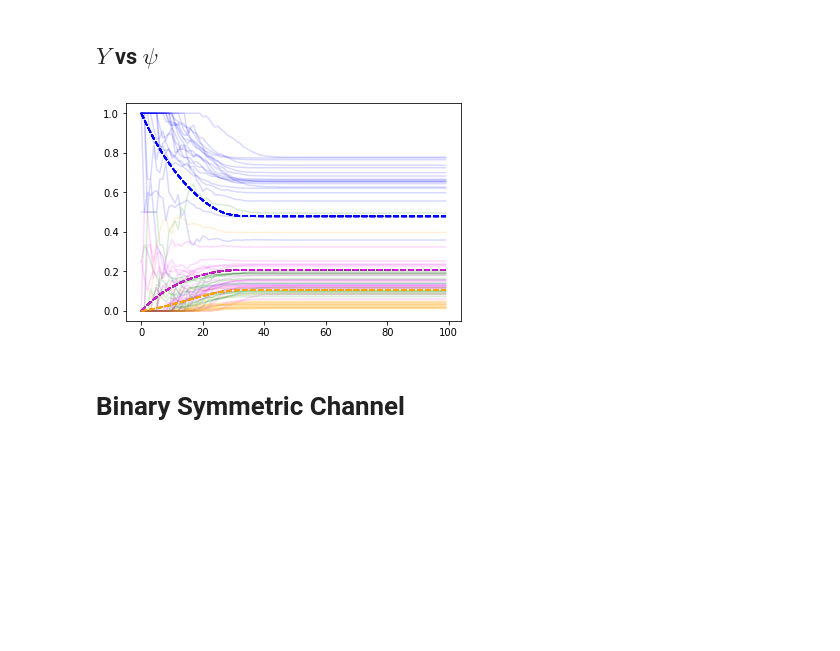
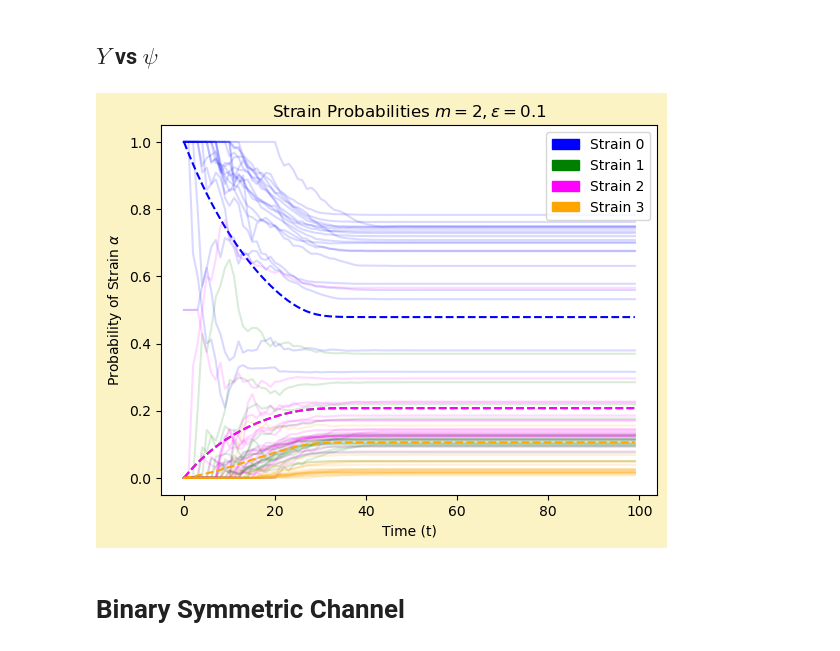
Before and after one commit to sagarkumar16/modeling-info-spread, a Jupyter notebook: notebooks/04-sk-combined.ipynb, the cells around one changed output. Drawn from its saved outputs; the diff is of its cells as text; code cells hidden in the pictures; blank space fills up the shorter version.

```diff
--- a/notebooks/04-sk-combined.ipynb
+++ b/notebooks/04-sk-combined.ipynb
@@ -261,17 +283,33 @@ for n,s in enumerate(sims):
 
     sim_phis.append(phi_t)
     sim_entropies.append(H_t)
-# %%
-colors = ['blue', 'green', 'magenta', 'orange']
-
-for t,s in enumerate(sim_phis):
-    for c in s.keys():
-        if not c < 0:
-            plt.plot(range(100), [x for x in s[c]], label=c, alpha=0.15, color=colors[c])
-            plt.plot(range(100), [model1.phi[i][c] for i in range(100)], label=c, alpha=1, linestyle='dashed',
-                    color=colors[c])
-# %% [output]
-[figure, removed]
+# %%
+colors = ['blue', 'green', 'magenta', 'orange']
+
+plt.figure(facecolor=hex_code)
+
+for c in s.keys():
+    if not c < 0:
+        plt.plot(range(100), [model1.phi[i][c] for i in range(100)], label=c, alpha=1, linestyle='dashed',
+                    color=colors[c])
+        for t,s in enumerate(sim_phis):
+            plt.plot(range(100), [x for x in s[c]], label=c, alpha=0.15, color=colors[c])
+
+patches = list()
+
+for c in sims[0].keys():
+    if not c < 0:
+        patch = mpatches.Patch(color=colors[int(c)], label=f"Strain {int(c)}")
+        patches.append(patch)
+
+plt.legend(handles=patches)
+plt.xlabel(r'Time (t)')
+plt.ylabel(r'Probability of Strain $\alpha$')
+plt.title(r'Strain Probabilities $m=2, \epsilon=0.1$')
+
+plt.savefig('/home/sagar/modeling-info-spread/reports/figures/stoch_homo_probs_bgcolor.pdf')
+# %% [output]
+[figure, added]
 # %% [markdown]
 # Binary Symmetric Channel
 # %%
```
Also changed, not shown: parts of 6 cells of this notebook, 15 other files.
